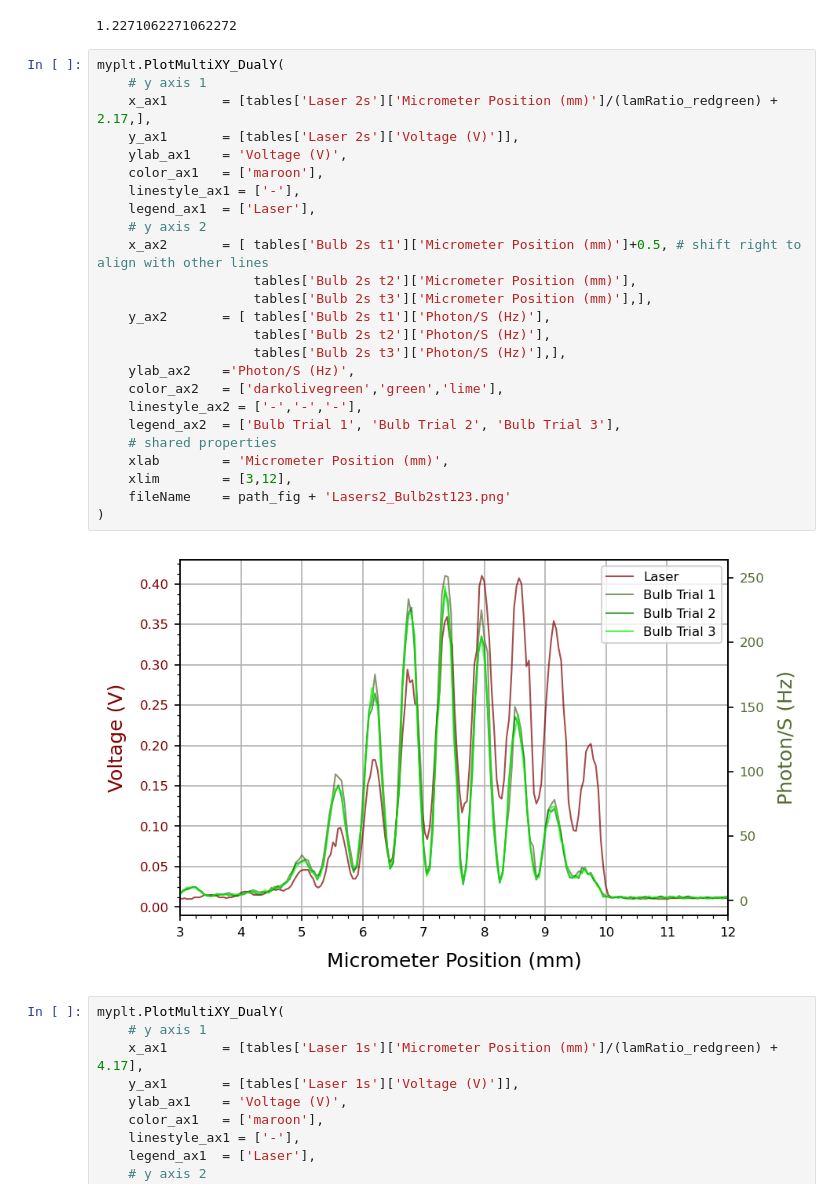
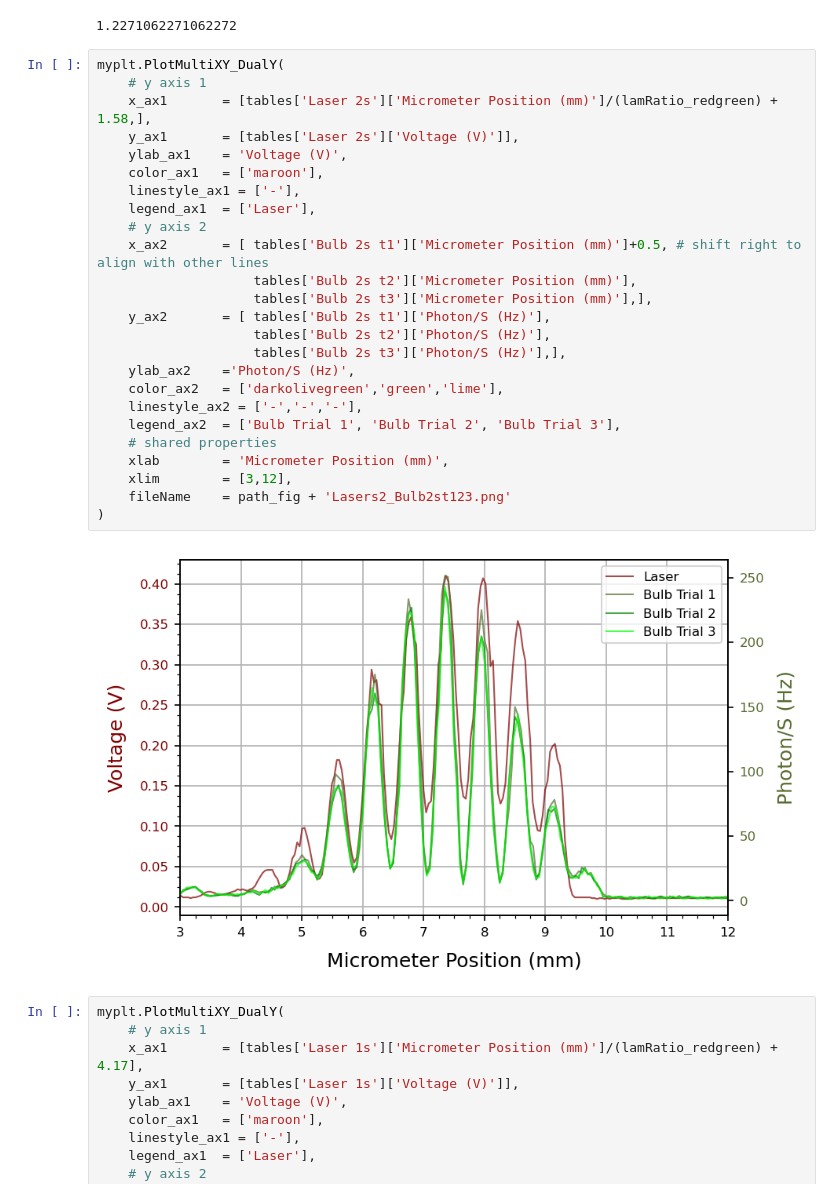
Before and after one commit to parallax-xallaraq/PHSX616, a Jupyter notebook: Lab1 - Two Slit Interference/Code/BasicDataPlotting.ipynb, the cells around one changed output. Saved outputs shown, nothing was run; the diff lists cells and outputs as text.

```diff
--- a/Lab1 - Two Slit Interference/Code/BasicDataPlotting.ipynb
+++ b/Lab1 - Two Slit Interference/Code/BasicDataPlotting.ipynb
@@ -256,30 +256,30 @@ print(lamRatio_redgreen)
 # %%
 myplt.PlotMultiXY_DualY(
     # y axis 1
-    x_ax1       = [tables['Laser 2s']['Micrometer Position (mm)']/(lamRatio_redgreen) + 2.17,],
+    x_ax1       = [tables['Laser 2s']['Micrometer Position (mm)']/(lamRatio_redgreen) + 1.58,],
     y_ax1       = [tables['Laser 2s']['Voltage (V)']],
     ylab_ax1    = 'Voltage (V)',
     color_ax1   = ['maroon'],
     linestyle_ax1 = ['-'],
     legend_ax1  = ['Laser'],
     # y axis 2
     x_ax2       = [ tables['Bulb 2s t1']['Micrometer Position (mm)']+0.5, # shift right to align with other lines
                     tables['Bulb 2s t2']['Micrometer Position (mm)'],
                     tables['Bulb 2s t3']['Micrometer Position (mm)'],],
     y_ax2       = [ tables['Bulb 2s t1']['Photon/S (Hz)'],
                     tables['Bulb 2s t2']['Photon/S (Hz)'],
                     tables['Bulb 2s t3']['Photon/S (Hz)'],],
     ylab_ax2    ='Photon/S (Hz)',
     color_ax2   = ['darkolivegreen','green','lime'],
     linestyle_ax2 = ['-','-','-'],
     legend_ax2  = ['Bulb Trial 1', 'Bulb Trial 2', 'Bulb Trial 3'],
     # shared properties
     xlab        = 'Micrometer Position (mm)',
     xlim        = [3,12],
     fileName    = path_fig + 'Lasers2_Bulb2st123.png'
 )
 # %% [output]
-[figure, old version]
+[figure, new version]
 # %%
 myplt.PlotMultiXY_DualY(
     # y axis 1
```
Also changed, not shown: 5 other files.
